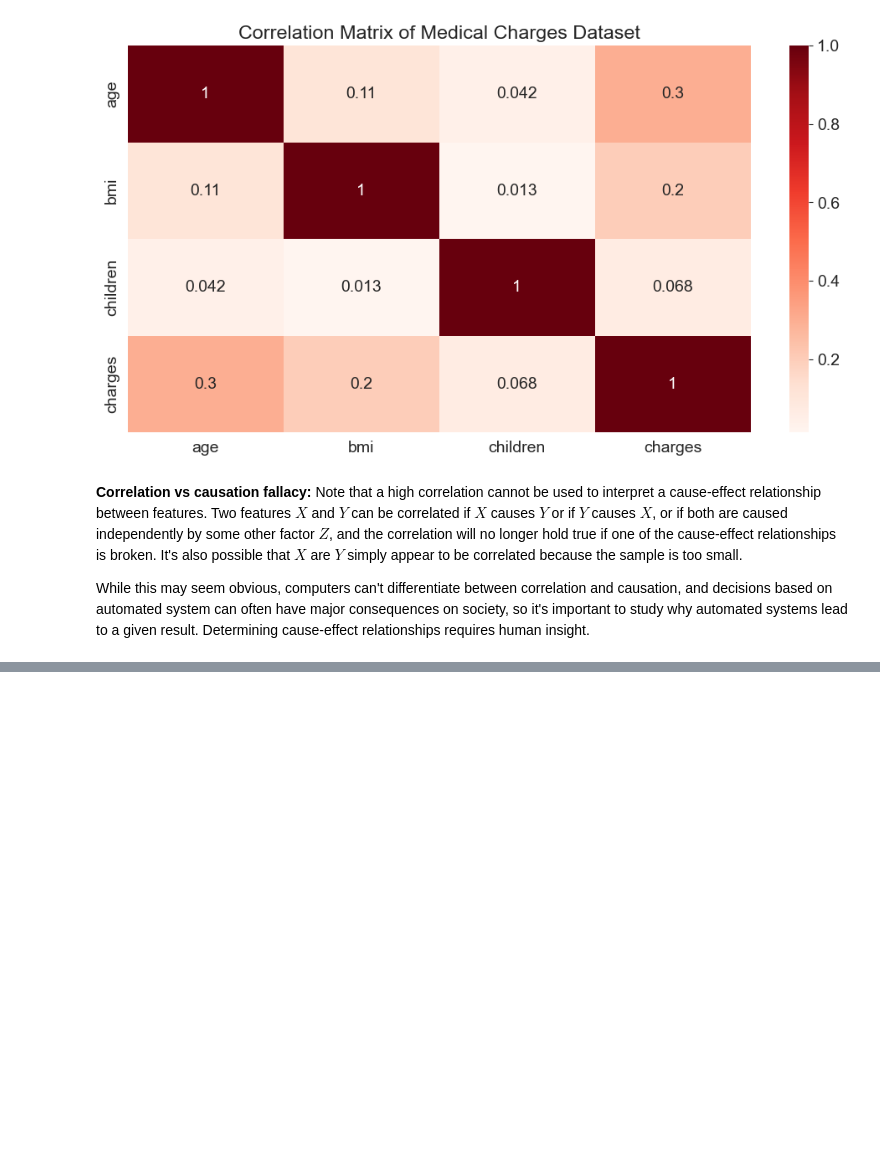
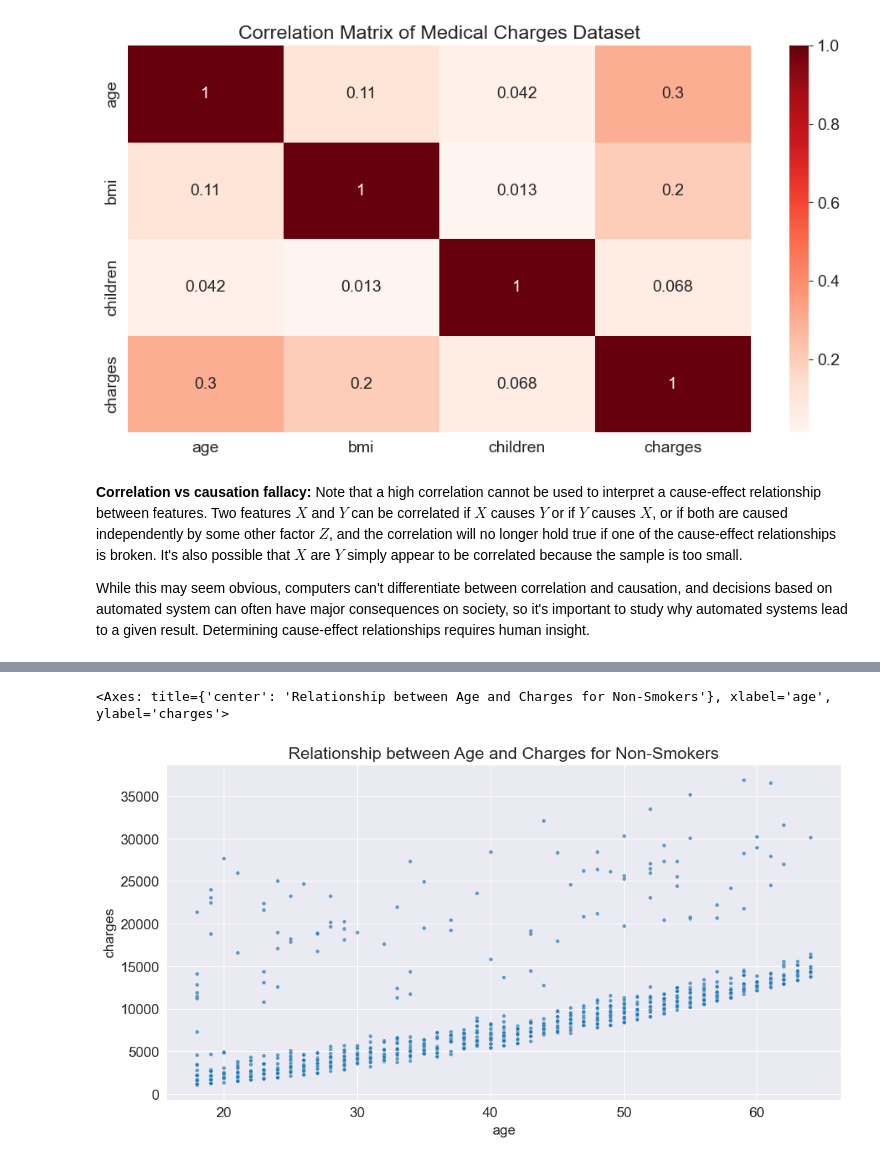
Before and after one commit to Abdllahy/annual-medical-expenditure, a Jupyter notebook: main.ipynb, the cells around one changed output, grey strips where cells are left out. Drawn from its saved outputs; the diff is of its cells as text; code cells hidden in the pictures; blank space fills up the shorter version.

```diff
--- a/main.ipynb
+++ b/main.ipynb
@@ -328,0 +332,9 @@ While this may seem obvious, computers can't differentiate between correlation a
+# %%
+non_smokers = medical_df[medical_df.smoker == 'no']
+# %%
+# let's visualize the relationship between age and charges for non-smokers
+plt.title('Relationship between Age and Charges for Non-Smokers')
+sns.scatterplot(data=non_smokers, x='age', y='charges', alpha=0.7, s=15)
+# %% [output]
+<Axes: title={'center': 'Relationship between Age and Charges for Non-Smokers'}, xlabel='age', ylabel='charges'>
+[figure, added]
```
Also changed, not shown: parts of 15 cells of this notebook.
